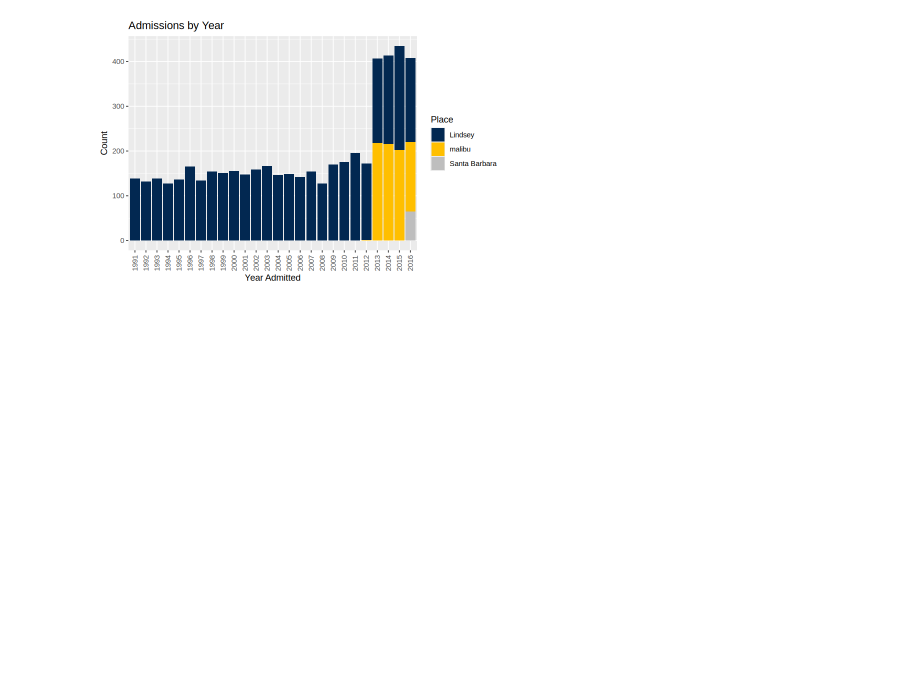
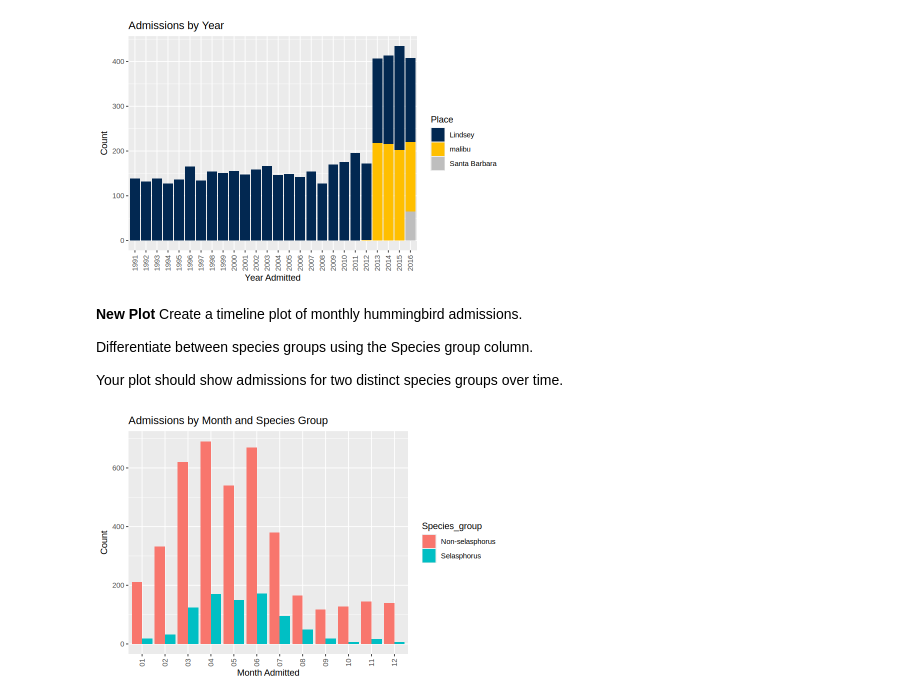
Before and after one commit to Paudelcas/MPM_200_Delcastillo, a Jupyter notebook: assignment_1_will__hummers_survive.ipynb, the cells around one changed output. Drawn from its saved outputs; the diff is of its cells as text; code cells hidden in the pictures; blank space fills up the shorter version.

```diff
--- a/assignment_1_will__hummers_survive.ipynb
+++ b/assignment_1_will__hummers_survive.ipynb
@@ -604,3 +604,24 @@ ggplot(addmitted_year_place, aes(x = Admitted_year, y = n, fill = Place)) +
   theme(axis.text.x =element_text(angle =90, vjust =0.5))
 # %% [output]
 [figure]
+# %% [markdown]
+**New Plot**
+Create a timeline plot of monthly hummingbird admissions.
+
+Differentiate between species groups using the Species group column.
+
+Your plot should show admissions for two distinct species groups over time.
+# %%
+admissions_by_month_species <- model_data %>%
+  mutate(Admitted_month = format(Admitted_date, "%m")) %>%
+  group_by(Admitted_month, Species_group) %>%
+  summarise(count = n_distinct(ID), .groups = "drop")
+
+ggplot(admissions_by_month_species, aes(x = Admitted_month, y = count, fill = Species_group)) +
+  geom_col(position = "dodge") +
+  xlab("Month Admitted") +
+  ylab("Count") +
+  labs(title = "Admissions by Month and Species Group") +
+  theme(axis.text.x = element_text(angle = 90, vjust = 0.5))
+# %% [output]
+[figure, added]
```
